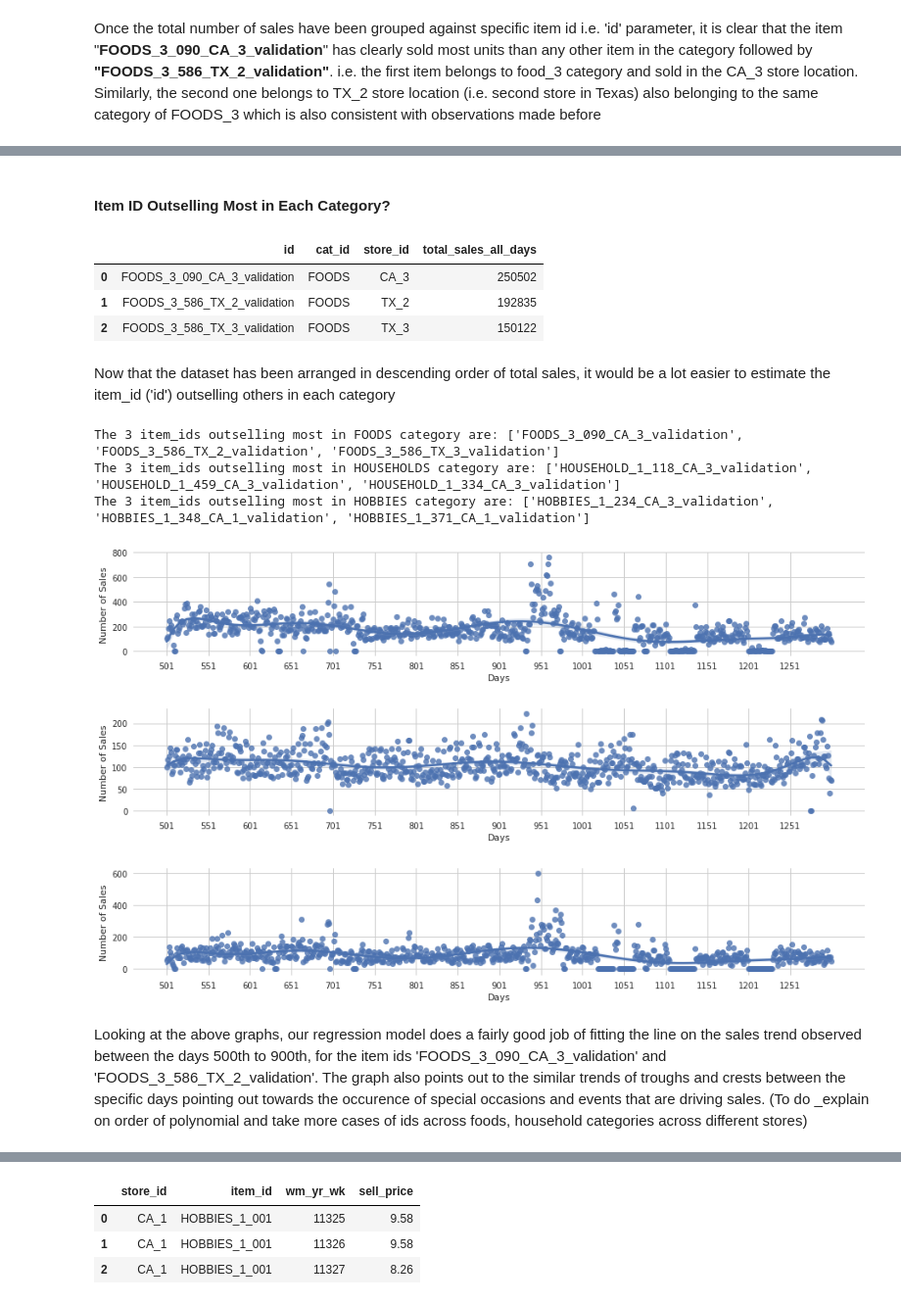
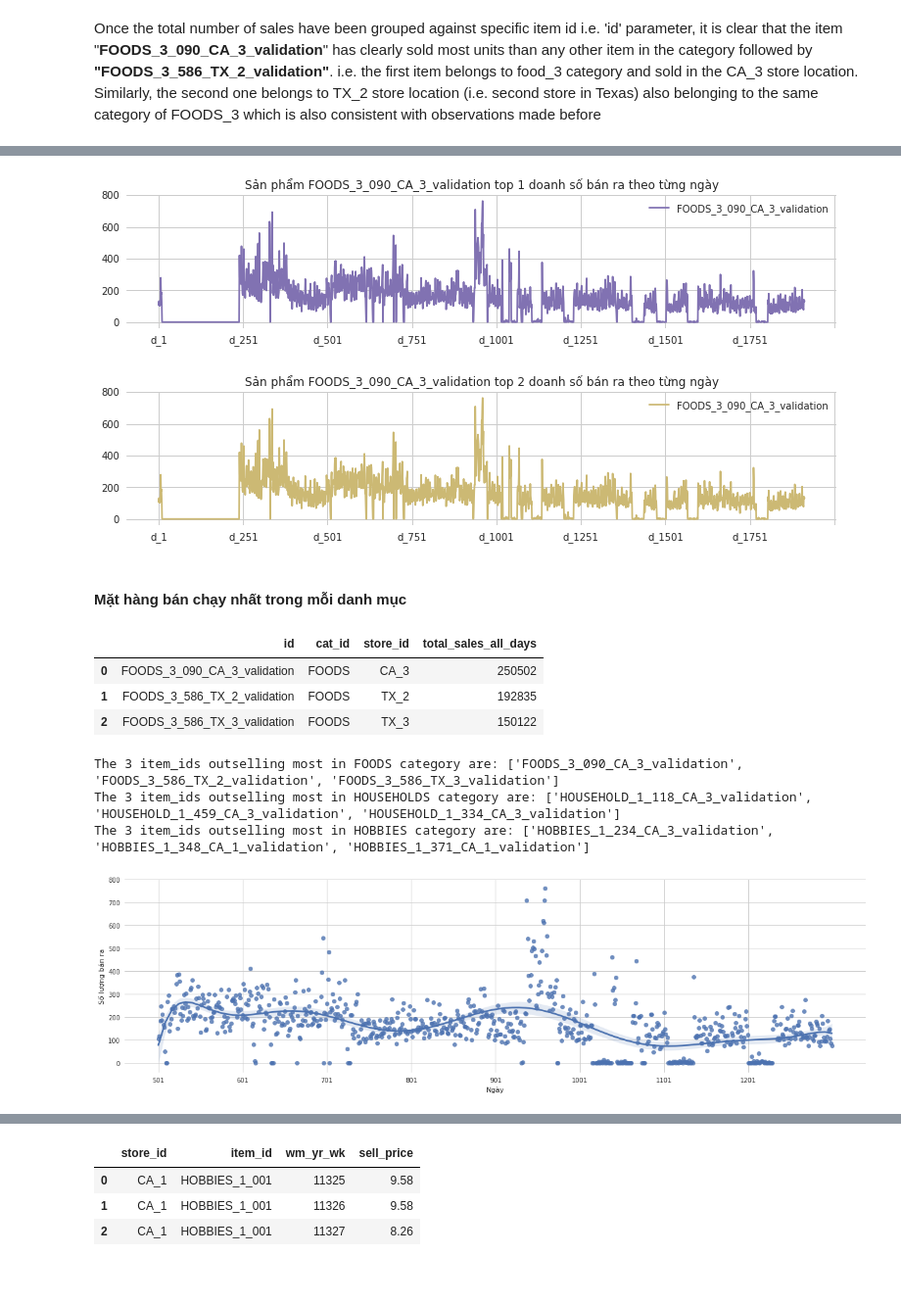
Before and after one commit to nguyenvudev20/mse22.python4engineer, a Jupyter notebook: Bai_1_one_tutorial_to_understand_all_m5_forecasting.ipynb, the cells around one changed output, grey strips where cells are left out. Shown at 98% size. Drawn from its saved outputs; the diff is of its cells as text; code cells hidden in the pictures; blank space fills up the shorter version.

```diff
--- a/Bai_1_one_tutorial_to_understand_all_m5_forecasting.ipynb
+++ b/Bai_1_one_tutorial_to_understand_all_m5_forecasting.ipynb
@@ -250,10 +187,10 @@ The above two plots indicate:
 # %%
 #sns.set_style('whitegrid')
 #sns.axes_style(style='ticks')
-#fig, ax1 = plt.subplots(figsize=(14,5))
+fig, ax1 = plt.subplots(figsize=(14,5))
 
-#sns.barplot(x = 'store_id', y='total_sales_all_days', hue='cat_id', data=df3,
-#            palette='afmhot', ax=ax1)
+sns.barplot(x = 'store_id', y='total_sales_all_days', hue='cat_id', data=df3,
+            palette='afmhot', ax=ax1)
 
-#plt.xticks(rotation=90)
-#plt.show()
+plt.xticks(rotation=90)
+plt.show()
@@ -262,7 +201,7 @@ Same results across all stores
 # %%
 df = train_sales_df.groupby(['state_id', 'cat_id'])['id'].count().reset_index(name='num_sales_by_category')
 fig = px.bar(df, x="state_id", y="num_sales_by_category",
-             color="cat_id", title="Distribution of Product_ids Count Across Categories & Each Locale")
+             color="cat_id", title="Thống kê sản phẩm theo từng nhóm và từng Bang")
 fig.show()
 # %% [output]
 [interactive output not drawn]
@@ -380,3 +306,23 @@ plot_dailysales('FOODS_3_586_TX_2_validation')
-# %% [markdown]
-#### Item ID Outselling Most in Each Category?
+# %%
+# thiết lập lại kiểu cho đối tượng seaborn
+sns.set_style('whitegrid')
+
+# tạo hàm vẻ đồ thị với tham số truyền vào là sản phẩm muốn xem và title
+
+def plot_dailysales(spec_id,title):
+    train_sales_df.loc[train_sales_df['id'] == spec_id ].set_index('id')[d_cols]\
+                  .T\
+                  .plot(figsize = (13,2.5),
+                        title = title,
+                        color = next(color_cycle))
+    plt.legend()
+    plt.show()
+
+plot_dailysales('FOODS_3_090_CA_3_validation',"Sản phẩm FOODS_3_090_CA_3_validation top 1 doanh số bán ra theo từng ngày")
+plot_dailysales('FOODS_3_090_CA_3_validation',"Sản phẩm FOODS_3_090_CA_3_validation top 2 doanh số bán ra theo từng ngày")
+# %% [output]
+[figure, added]
+[figure, added]
+# %% [markdown]
+#### Mặt hàng bán chạy nhất trong mỗi danh mục
 # %%
@@ -388,6 +335,4 @@ df_agg.head(3)
 | 0 | FOODS_3_090_CA_3_validation | FOODS | CA_3 | 250502 |
 | 1 | FOODS_3_586_TX_2_validation | FOODS | TX_2 | 192835 |
 | 2 | FOODS_3_586_TX_3_validation | FOODS | TX_3 | 150122 |
-# %% [markdown]
-Now that the dataset has been arranged in descending order of total sales, it would be a lot easier to estimate the item_id ('id') outselling others in each category
 # %%
@@ -404,17 +352,16 @@ The 3 item_ids outselling most in HOBBIES category are: ['HOBBIES_1_234_CA_3_val
 # %%
 #fig, (ax1, ax2, ax3) = plt.subplots(3, 1, figsize=(14, 7))
 
-def plot_sample_sales(spec_id, sm_start, sm_end, samples_pick=50):
-    """
-    plots sample sales data with selection point and ending point specified, along with
-    samples_pick point that specifies the samples picked after specified intervals
+# hàm vẽ biểu đồ dữ liệu bán hàng theo mã hàng và theo từ ngày đến ngày
+# với các tham số truyền vào
+# spec_id: mã sản phẩm
+# sm_start: ngày bắt đầu
+# sm_end: ngày kết thúc
+# samples_pick: độ dài các ngày hiển thị trên biểu đồ
 
-    input: spec_id (item_id or id), sm_start (sample_start), sm_end(sample_end),
-    samples_pick (samples picked after how many intervals)
+def plot_sample_sales(spec_id, sm_start, sm_end, samples_pick=100):
 
-    returns: outputs a graph of sample points plotted against daily sales data d_1 to d_1913
-    """
-    fig, ax1 = plt.subplots(figsize=(13, 2.5))
+    fig, ax1 = plt.subplots(figsize=(17, 5))
 
     x1 = list(train_sales_df[train_sales_df['id'] == spec_id][d_cols]\
               .columns)[sm_start:sm_end]
@@ -427,21 +374,19 @@ def plot_sample_sales(spec_id, sm_start, sm_end, samples_pick=50):
 
     #sns.lineplot(x=x1, y=y1, ax=ax1)
     sns.regplot(x=x1, y=y1, order=10, ax=ax1)
-    ax1.set_ylabel("Number of Sales")
-    ax1.set_xlabel("Days")
+    ax1.set_ylabel("Số lượng bán ra")
+    ax1.set_xlabel("Ngày")
 
     ax1.set_xticks(x1[::samples_pick])
     ax1.set_xticklabels(x1[::samples_pick], rotation=0)
+    ax1.autoscale(enable=True)
 
     fig.tight_layout()
     plt.show()
 # %%
+# gọi hàm plot_sample_sales để vẽ biểu đồ cho sản phẩm  FOODS_3_090_CA_3_validation từ ngày thứ 50 đến 1300
 plot_sample_sales('FOODS_3_090_CA_3_validation', 500, 1300)
-plot_sample_sales('FOODS_3_586_TX_2_validation', 500, 1300)
-plot_sample_sales('FOODS_3_090_CA_1_validation', 500, 1300)
+#plot_sample_sales('FOODS_3_586_TX_2_validation', 500, 1300)
+#plot_sample_sales('FOODS_3_090_CA_1_validation', 500, 1300)
 # %% [output]
-[figure, old version]
+[figure, new version]
-[figure, removed]
-[figure, removed]
-# %% [markdown]
-Looking at the above graphs, our regression model does a fairly good job of fitting the line on the sales trend observed between the days 500th to 900th, for the item ids 'FOODS_3_090_CA_3_validation' and 'FOODS_3_586_TX_2_validation'. The graph also points out to the similar trends of troughs and crests between the specific days pointing out towards the occurence of special occasions and events that are driving sales. (To do _explain on order of polynomial and take more cases of ids across foods, household categories across different stores)
```
Also changed, not shown: parts of 37 cells of this notebook.
